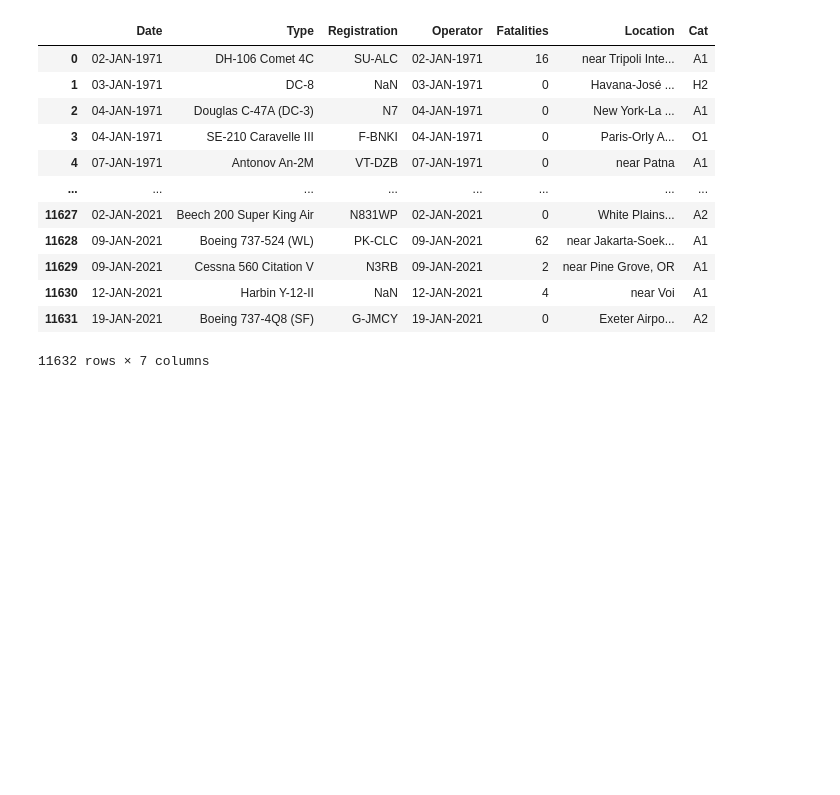
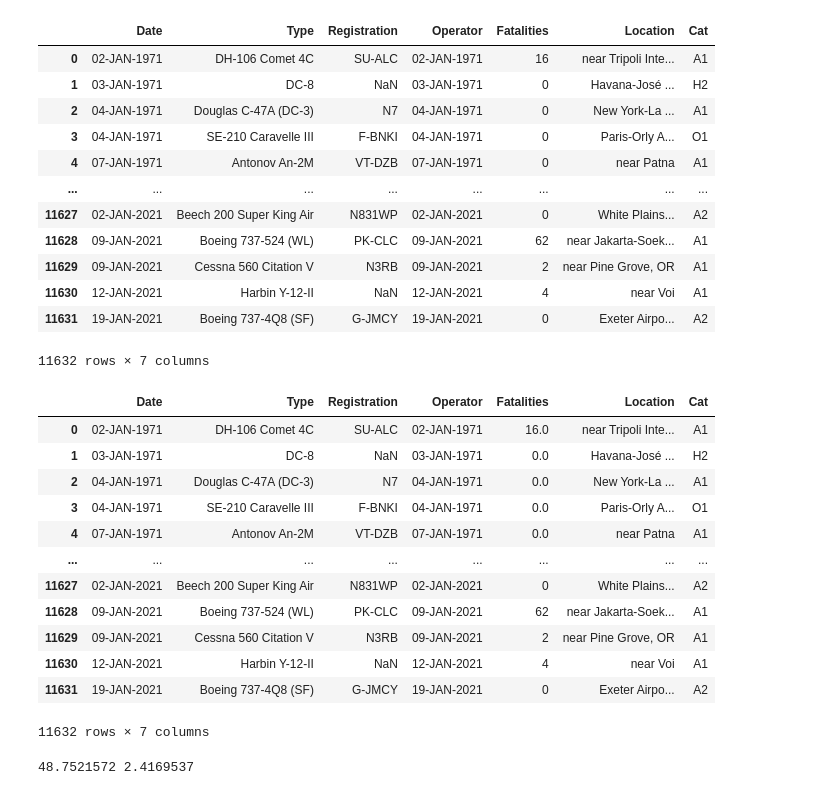
Before and after one commit to rar254/project-2, a Jupyter notebook: Webscraped.ipynb, the cells around one changed output. Drawn from its saved outputs; the diff is of its cells as text; code cells hidden in the pictures; blank space fills up the shorter version.

Commit message:
Testing to see if the geocoding API works with these vague locations. It does.

```diff
--- a/Webscraped.ipynb
+++ b/Webscraped.ipynb
@@ -196,3 +196,39 @@ Accident_df
 11632 rows × 7 columns
 # %%
 Accident_df.to_csv('50_year_accident.csv', index = False)
+# %%
+path2 = "50_year_accident.csv"
+mistake_csv = pd.read_csv(path2)
+mistake_csv
+# %% [output]
+|  | Date | Type | Registration | Operator | Fatalities | Location | Cat |
+| 0 | 02-JAN-1971 | DH-106 Comet 4C | SU-ALC | 02-JAN-1971 | 16.0 | near Tripoli Inte... | A1 |
+| 1 | 03-JAN-1971 | DC-8 | NaN | 03-JAN-1971 | 0.0 | Havana-José ... | H2 |
+| 2 | 04-JAN-1971 | Douglas C-47A (DC-3) | N7 | 04-JAN-1971 | 0.0 | New York-La ... | A1 |
+| 3 | 04-JAN-1971 | SE-210 Caravelle III | F-BNKI | 04-JAN-1971 | 0.0 | Paris-Orly A... | O1 |
+| 4 | 07-JAN-1971 | Antonov An-2M | VT-DZB | 07-JAN-1971 | 0.0 | near Patna | A1 |
+| ... | ... | ... | ... | ... | ... | ... | ... |
+| 11627 | 02-JAN-2021 | Beech 200 Super King Air | N831WP | 02-JAN-2021 | 0 | White Plains... | A2 |
+| 11628 | 09-JAN-2021 | Boeing 737-524 (WL) | PK-CLC | 09-JAN-2021 | 62 | near Jakarta-Soek... | A1 |
+| 11629 | 09-JAN-2021 | Cessna 560 Citation V | N3RB | 09-JAN-2021 | 2 | near Pine Grove, OR | A1 |
+| 11630 | 12-JAN-2021 | Harbin Y-12-II | NaN | 12-JAN-2021 | 4 | near Voi | A1 |
+| 11631 | 19-JAN-2021 | Boeing 737-4Q8 (SF) | G-JMCY | 19-JAN-2021 | 0 | Exeter Airpo... | A2 |
+11632 rows × 7 columns
+# %%
+#This is to test if the API will work with these vague locations..... and it does. What the heck?
+
+key2 = "2808685076994e07aa9ee8b6023dfe44"
+
+geocoder = OpenCageGeocode(key2)
+
+query = 'Paris-Orly A...'
+
+results2 = geocoder.geocode(query)
+
+lato = results2[0]['geometry']['lat']
+
+lngo = results2[0]['geometry']['lng']
+
+print (lato, lngo)
+# %% [output]
+48.7521572 2.4169537
```
